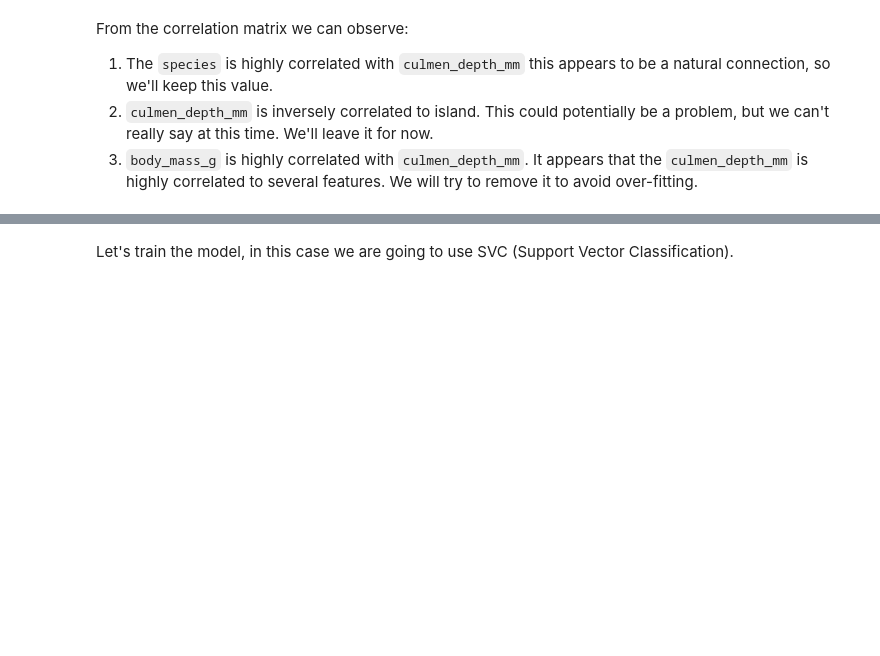
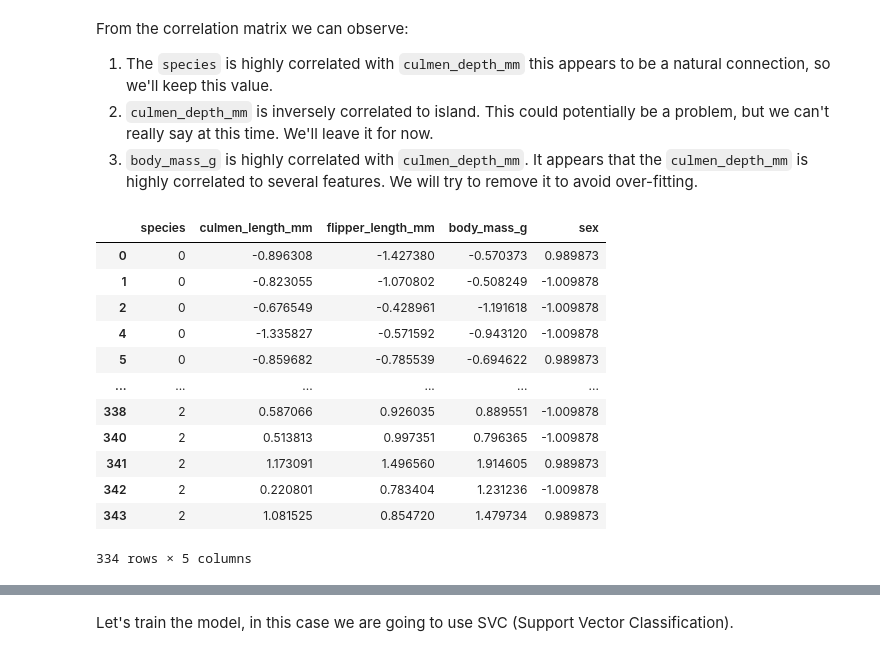
Before and after one commit to NPGiorgi/mlucu, a Jupyter notebook: penguins/penguins.ipynb, the cells around one changed output, grey strips where cells are left out. Saved outputs shown, nothing was run; the diff lists cells and outputs as text; code cells hidden in the pictures; blank space fills up the shorter version.

```diff
--- a/penguins/penguins.ipynb
+++ b/penguins/penguins.ipynb
@@ -170,5 +168,21 @@ From the correlation matrix we can observe:
 2. `culmen_depth_mm` is inversely correlated to island. This could potentially be a problem, but we can't really say at this time. We'll leave it for now.
 3. `body_mass_g` is highly correlated with `culmen_depth_mm`. It appears that the `culmen_depth_mm` is highly correlated to several features. We will try to remove it to avoid over-fitting.
 # %%
+# drop unused cols
 df = df.drop("culmen_depth_mm", axis=1)
 df = df.drop("island", axis=1)
+df.copy()
+# %% [output]
+|  | species | culmen_length_mm | flipper_length_mm | body_mass_g | sex |
+| 0 | 0 | -0.896308 | -1.427380 | -0.570373 | 0.989873 |
+| 1 | 0 | -0.823055 | -1.070802 | -0.508249 | -1.009878 |
+| 2 | 0 | -0.676549 | -0.428961 | -1.191618 | -1.009878 |
+| 4 | 0 | -1.335827 | -0.571592 | -0.943120 | -1.009878 |
+| 5 | 0 | -0.859682 | -0.785539 | -0.694622 | 0.989873 |
+| ... | ... | ... | ... | ... | ... |
+| 338 | 2 | 0.587066 | 0.926035 | 0.889551 | -1.009878 |
+| 340 | 2 | 0.513813 | 0.997351 | 0.796365 | -1.009878 |
+| 341 | 2 | 1.173091 | 1.496560 | 1.914605 | 0.989873 |
+| 342 | 2 | 0.220801 | 0.783404 | 1.231236 | -1.009878 |
+| 343 | 2 | 1.081525 | 0.854720 | 1.479734 | 0.989873 |
+334 rows × 5 columns
```
Also changed, not shown: parts of 3 cells of this notebook.
